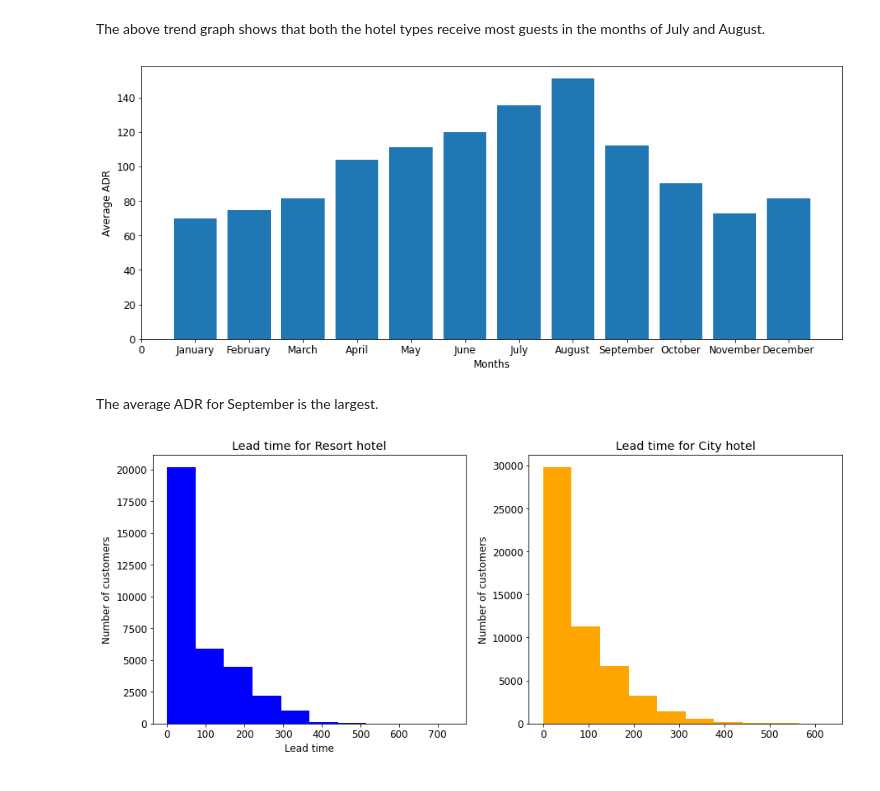
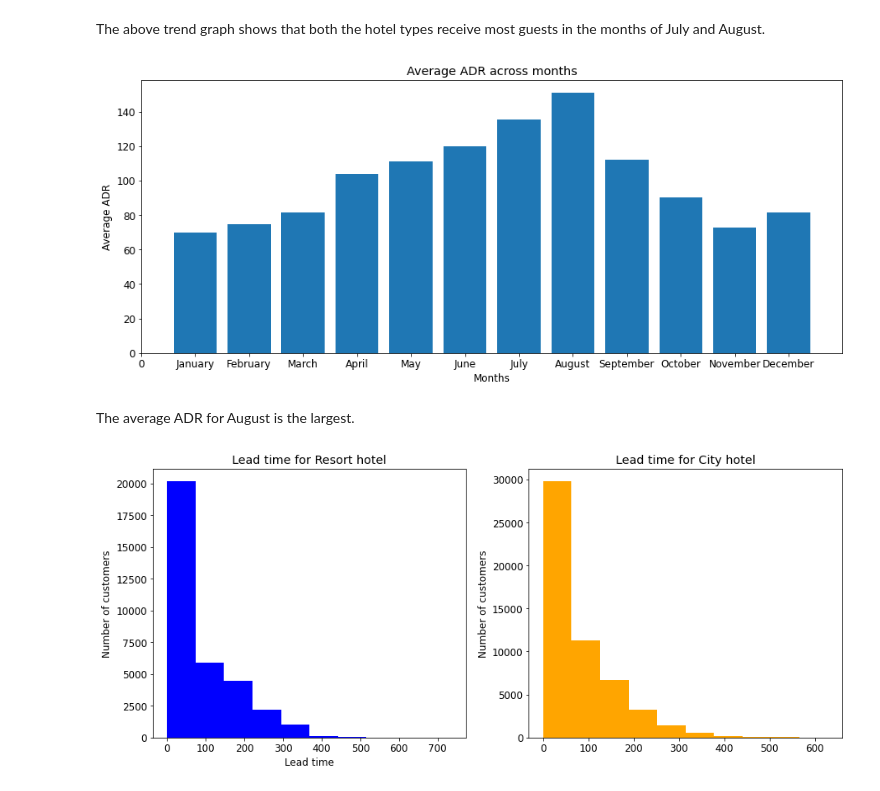
Before and after one commit to jatinsharma16/Capstone-Project-EDA, a Jupyter notebook: Hotel_Booking_Analysis_Capstone_Project.ipynb, the cells around one changed output. Saved outputs shown, nothing was run; the diff lists cells and outputs as text; code cells hidden in the pictures.

```diff
--- a/Hotel_Booking_Analysis_Capstone_Project.ipynb
+++ b/Hotel_Booking_Analysis_Capstone_Project.ipynb
@@ -473,19 +483,20 @@ The above trend graph shows that both the hotel types receive most guests in the
 # %%
 df_adr_mon = df.groupby('arrival_date_month')['adr'].mean().reset_index()
 for i in range(len(df_adr_mon['arrival_date_month'])):
   df_adr_mon.iloc[i,0] = month_number(df_adr_mon.iloc[i,0])
 df_adr_mon = df_adr_mon.sort_values('arrival_date_month')
 plt.figure(figsize=(15, 6))
 plt.bar(x = 'arrival_date_month', height='adr', data=df_adr_mon)
 plt.xlabel('Months')
 plt.ylabel('Average ADR')
+plt.title('Average ADR across months')
 x_ticks = ['0', 'January', 'February', 'March', 'April', 'May', 'June', 'July', 'August', 'September', 'October', 'November', 'December']
 plt.xticks(range(len(x_ticks)), x_ticks )
 plt.show()
 # %% [output]
-[figure, old version]
+[figure, new version]
 # %% [markdown]
-The average ADR for September is the largest.
+The average ADR for August is the largest.
 # %%
 df_lead_time_resort = df.loc[df['hotel'] == 'Resort Hotel', ['lead_time']]
 df_lead_time_city = df.loc[df['hotel'] == 'City Hotel', ['lead_time']]
```
Also changed, not shown: parts of 17 cells of this notebook.
